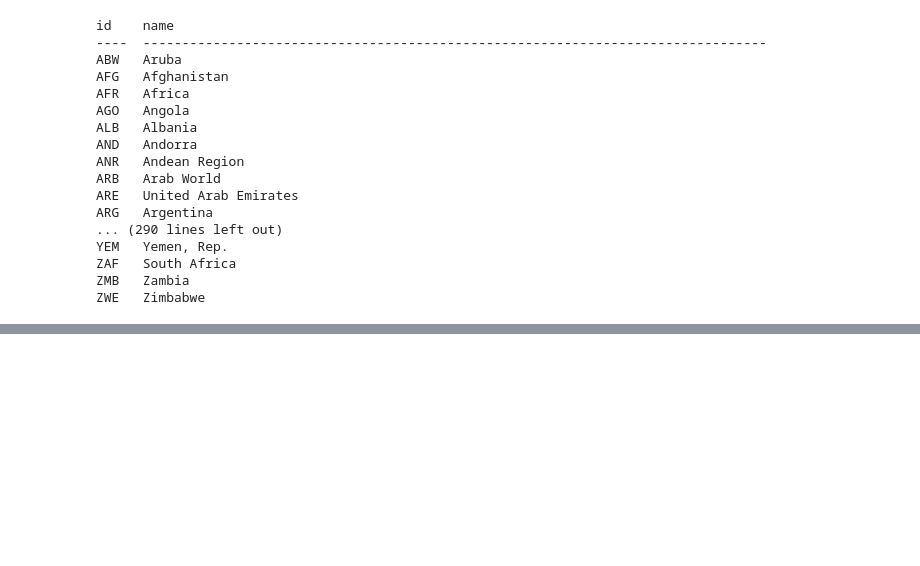
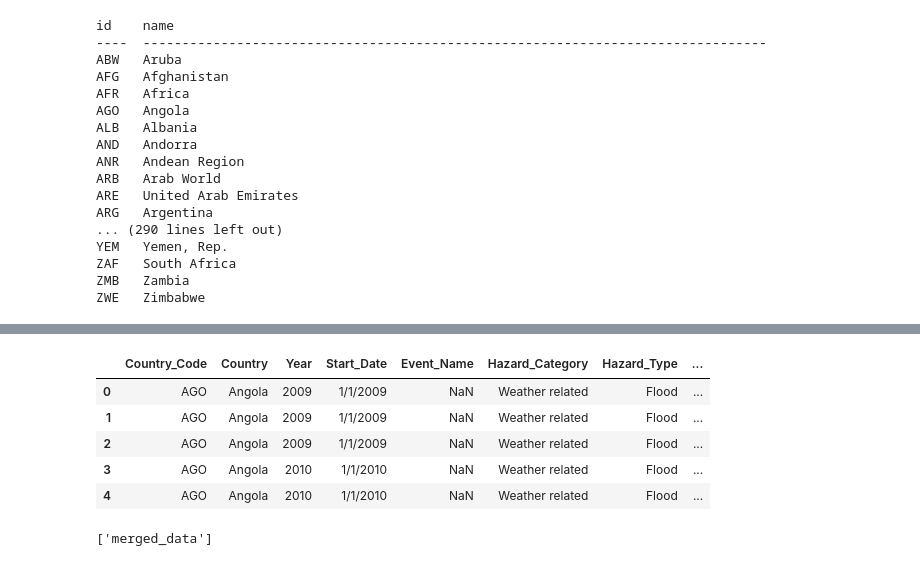
Before and after one commit to TrentELittle/SecondProject2, a Jupyter notebook: merged_data.ipynb, the cells around one changed output, grey strips where cells are left out. Cells and saved outputs as stored; diff of their text form; code cells hidden in the pictures; blank space fills up the shorter version.

```diff
--- a/merged_data.ipynb
+++ b/merged_data.ipynb
@@ -199,0 +203,15 @@ merged_df
+# %%
+merged_df = merged_df.rename(columns={'Country code': 'Country_Code',
+                          'Start Date': 'Start_Date',
+                          'Event Name': 'Event_Name',
+                          'Hazard Category': 'Hazard_Category',
+                          'Hazard Type': 'Hazard_Type',
+                          'New Displacements': 'New_Displacements',})
+merged_df.head()
+# %% [output]
+|  | Country_Code | Country | Year | Start_Date | Event_Name | Hazard_Category | Hazard_Type | ... |
+| 0 | AGO | Angola | 2009 | 1/1/2009 | NaN | Weather related | Flood | ... |
+| 1 | AGO | Angola | 2009 | 1/1/2009 | NaN | Weather related | Flood | ... |
+| 2 | AGO | Angola | 2009 | 1/1/2009 | NaN | Weather related | Flood | ... |
+| 3 | AGO | Angola | 2010 | 1/1/2010 | NaN | Weather related | Flood | ... |
+| 4 | AGO | Angola | 2010 | 1/1/2010 | NaN | Weather related | Flood | ... |
@@ -199,0 +223,4 @@ merged_df
+# %%
+engine.table_names()
+# %% [output]
+['merged_data']
```
Also changed, not shown: parts of 13 cells of this notebook.
